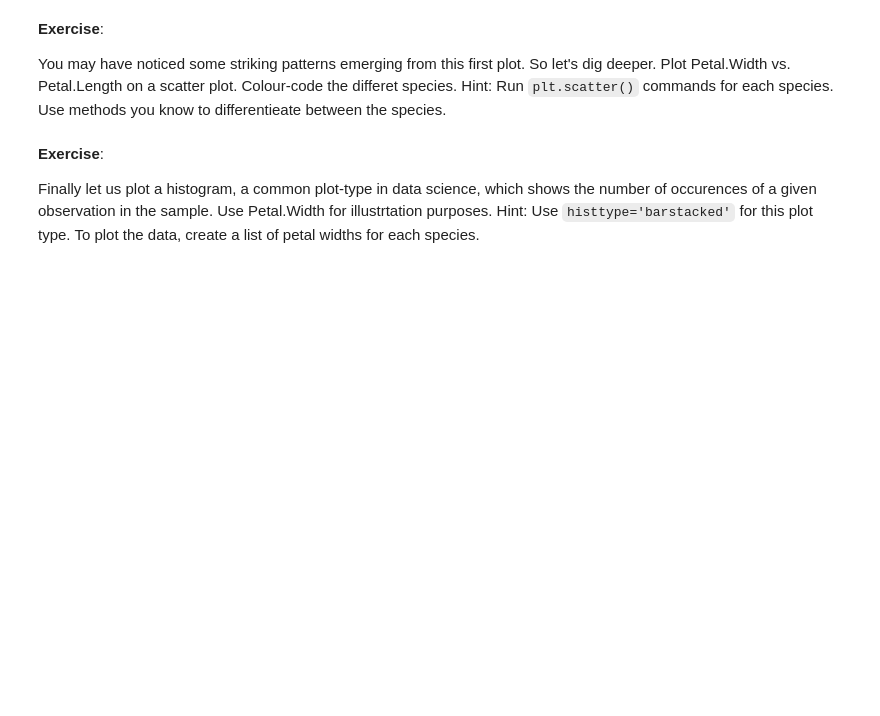
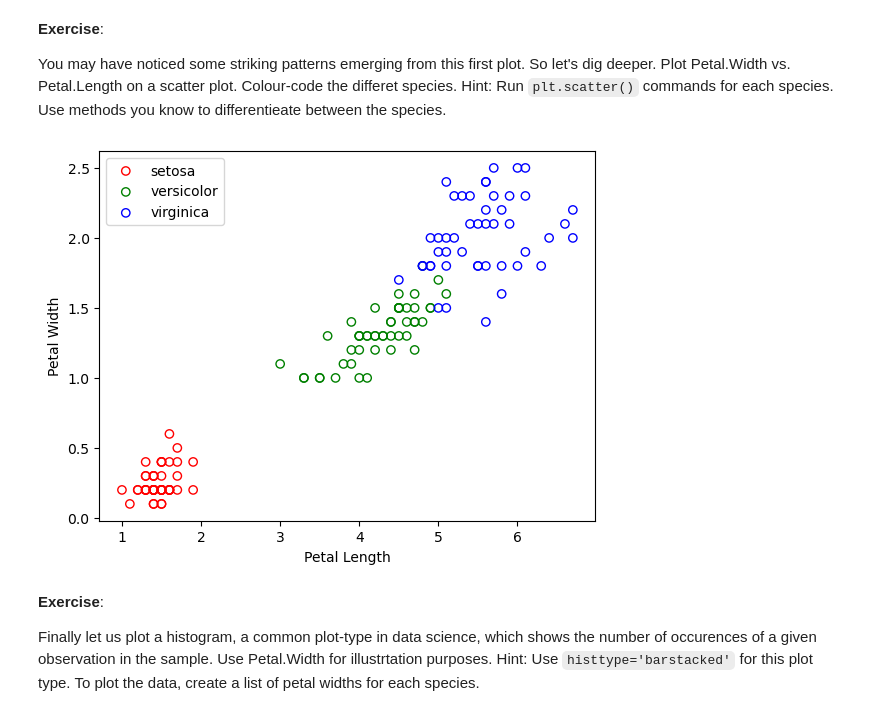
Before and after one commit to IS3UniCologne/AA_2023, a Jupyter notebook: Workshop_04/AA_WS_04_Visualization.ipynb, the cells around one changed output. Saved outputs shown, nothing was run; the diff lists cells and outputs as text; code cells hidden in the pictures; blank space fills up the shorter version.

```diff
--- a/Workshop_04/AA_WS_04_Visualization_pre.ipynb
+++ b/Workshop_04/AA_WS_04_Visualization.ipynb
@@ -418,3 +431,21 @@ You may have noticed some striking patterns emerging from this first plot. So le
+# %%
+# Your code here
+species = iris["Species"].unique()
+colors = ['r', 'g', 'b']
+
+for i, spec in enumerate(species):
+    plt.scatter(x=iris[iris["Species"]==spec]["Petal.Length"],
+                y=iris[iris["Species"]==spec]["Petal.Width"],
+                edgecolor = colors[i],
+                color='none',
+                label=spec)
+
+plt.xlabel("Petal Length")
+plt.ylabel("Petal Width")
+plt.legend()
+plt.show()
+# %% [output]
+[figure, added]
 # %% [markdown]
 **Exercise**:
 
```
Also changed, not shown: parts of 15 cells of this notebook.
